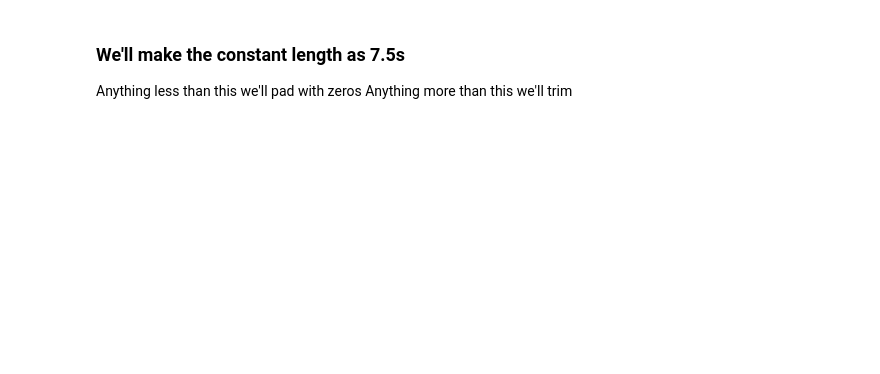
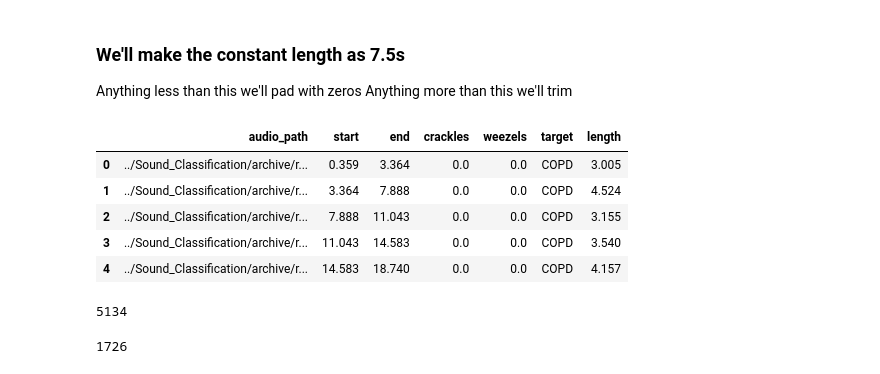
Before and after one commit to snehilchatterjee/respiratory_disease_classifier, a Jupyter notebook: AudioClassification_Training/preprocess.ipynb, the cells around one changed output. Saved outputs shown, nothing was run; the diff lists cells and outputs as text; code cells hidden in the pictures; blank space fills up the shorter version.

```diff
--- a/AudioClassification_Training/preprocess.ipynb
+++ b/AudioClassification_Training/preprocess.ipynb
@@ -5,6 +5,7 @@ import os
 #For managing dataframe
 import pandas as pd
 import numpy as np
+from sklearn.model_selection import train_test_split
 
 #Import plotting
 import matplotlib.pyplot as plt
@@ -18,6 +19,7 @@ import soundfile as sf
 import warnings
 
 warnings.filterwarnings("ignore")
+pd.set_option('display.max_colwidth', 1000)
 # %% [markdown]
 ### Recursively get files
 # %%
@@ -66,0 +83,3 @@ for i in ds:
+# %%
+df = df[(df["target"] != "Asthma") & (df["target"] != "LRTI")]
+pd.Series(df["target"]).value_counts()
@@ -122,6 +175,23 @@ sb.kdeplot(complete_filtered_data["length"].values)
 
 Anything less than this we'll pad with zeros
 Anything more than this we'll trim
+# %%
+complete_data_train.head(5)
+# %% [output]
+|  | audio_path | start | end | crackles | weezels | target | length |
+| 0 | ../Sound_Classification/archive/r... | 0.359 | 3.364 | 0.0 | 0.0 | COPD | 3.005 |
+| 1 | ../Sound_Classification/archive/r... | 3.364 | 7.888 | 0.0 | 0.0 | COPD | 4.524 |
+| 2 | ../Sound_Classification/archive/r... | 7.888 | 11.043 | 0.0 | 0.0 | COPD | 3.155 |
+| 3 | ../Sound_Classification/archive/r... | 11.043 | 14.583 | 0.0 | 0.0 | COPD | 3.540 |
+| 4 | ../Sound_Classification/archive/r... | 14.583 | 18.740 | 0.0 | 0.0 | COPD | 4.157 |
+# %%
+len(complete_data_train)
+# %% [output]
+5134
+# %%
+len(complete_data_test)
+# %% [output]
+1726
 # %%
 def transformed_audio(audio_path: str,start: int,end: int) -> None:
     wv, sr = librosa.load(audio_path)
```
Also changed, not shown: parts of 17 cells of this notebook.
